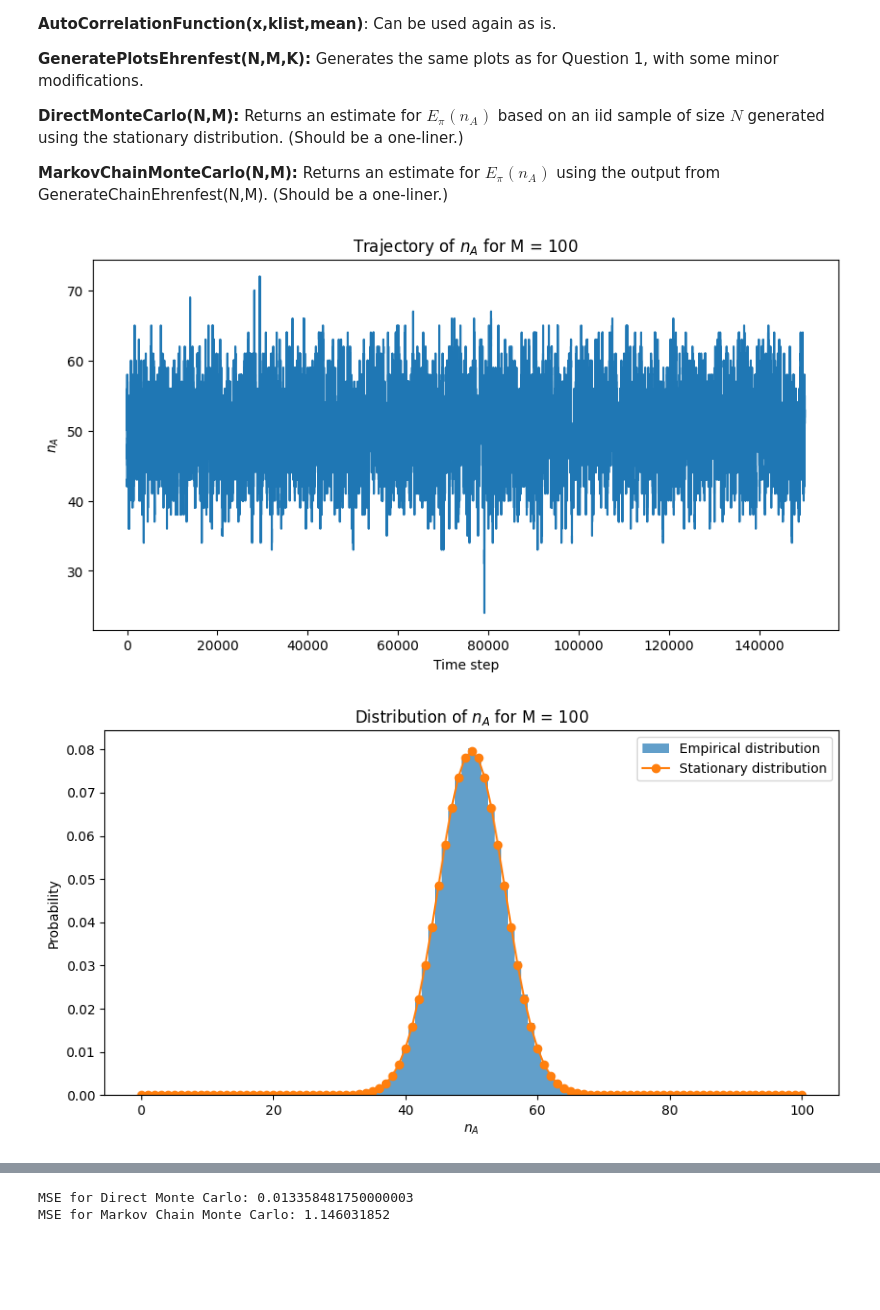
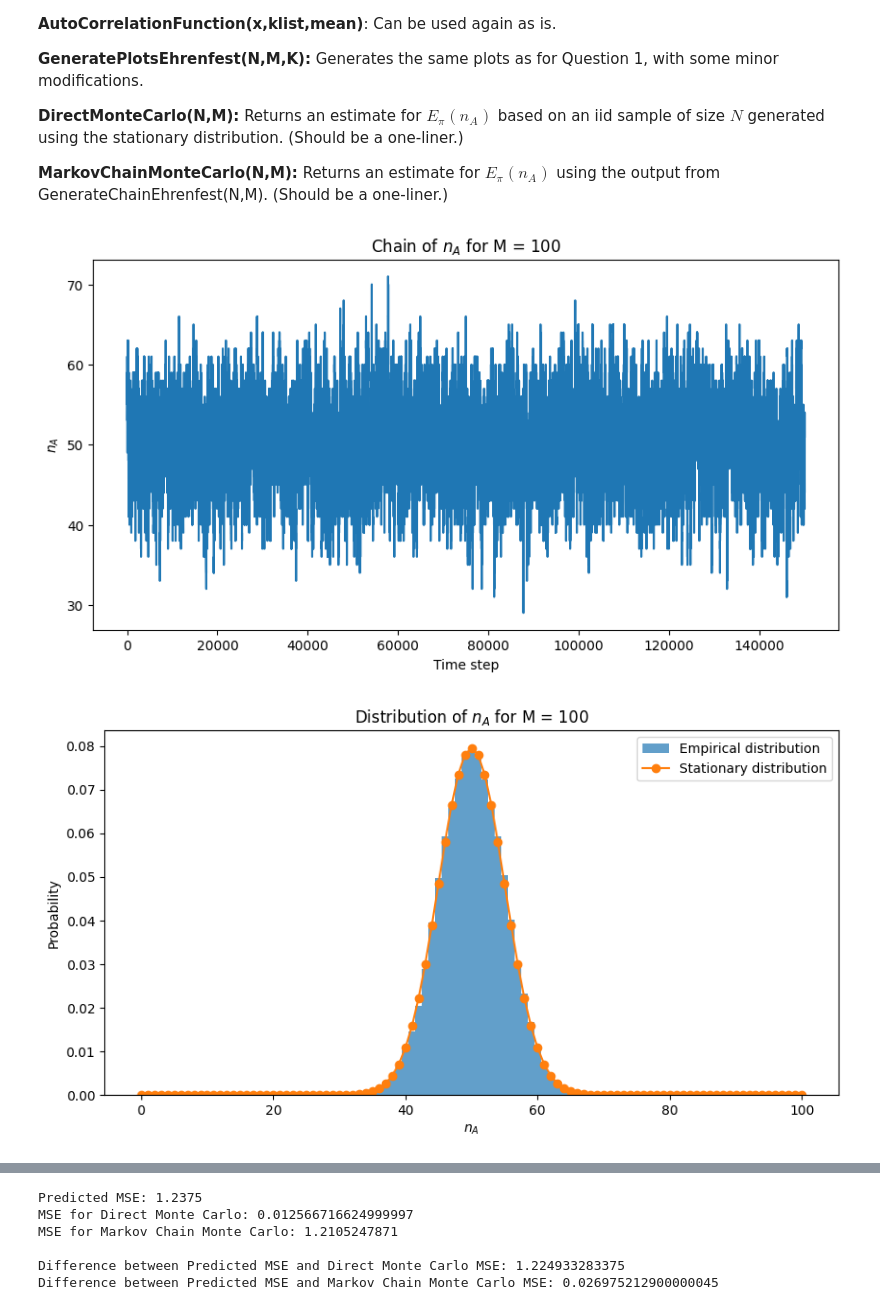
Before and after one commit to Ryan-TheInvoker/Computational-Physics, a Jupyter notebook: P344_Assignment4.ipynb, the cells around one changed output, grey strips where cells are left out. Cells and saved outputs as stored; diff of their text form; code cells hidden in the pictures; blank space fills up the shorter version.

```diff
--- a/P344_Assignment4.ipynb
+++ b/P344_Assignment4.ipynb
@@ -201,8 +217,9 @@ Very similar to what you did in Question 1, so recycle where possible.
 # %%
 from scipy.stats import binom as binom_stats
 M=100
+
 def GenerateChainEhrenfest(N, M):
-    # Initialize the chain with a random state generated according to the stationary distribution
+
     chain = [rng.binomial(M, 0.5)] # Starts with a number of particles in A based on binomial distribution
 
     for _ in range(1, N):
@@ -217,8 +234,11 @@ def GenerateChainEhrenfest(N, M):
 
     return np.array(chain)
 
+
+
 def DirectMonteCarlo(N, M):
     return np.mean(rng.binomial(M, 0.5, size=N))
+
 
 def MarkovChainMonteCarlo(N, M):
     chain = GenerateChainEhrenfest(N, M)
@@ -228,17 +248,18 @@ def MarkovChainMonteCarlo(N, M):
 def GeneratePlotsEhrenfest(N, M, K):
     chain = GenerateChainEhrenfest(N, M)
 
+
     # Plot 1: Trajectory
     plt.figure(figsize=(10, 5))
     plt.plot(chain)
-    plt.title(f'Trajectory of $n_A$ for M = {M}')
+    plt.title(f'Chain of $n_A$ for M = {M}')
     plt.xlabel('Time step')
     plt.ylabel('$n_A$')
     plt.show()
 
     # Plot 2: Histogram
     plt.figure(figsize=(10, 5))
-    plt.hist(chain, bins=np.arange(-0.5, M+1.5), density=True, alpha=0.7, label="Empirical distribution")
+    plt.hist(chain, bins=np.arange(-0.5, M+1.5), density=True, alpha=0.7, label="Empirical distribution") #centering bins around each each integer value of n_A
     x = np.arange(M+1)
     plt.plot(x, binom_stats.pmf(x, M, 0.5), 'o-', label="Stationary distribution")
 
@@ -247,40 +268,63 @@ def GeneratePlotsEhrenfest(N, M, K):
     plt.ylabel('Probability')
     plt.legend()
     plt.show()
 
     # Plot 3: Autocorrelation
     klist = np.arange(K)
     acf = AutoCorrelationFunction(chain, klist)
+
+    tau_x_est = 0
+    for k in range(len(acf)):
+        if acf[k] <= np.exp(-1):
+                tau_x_est = k
+                break
+
     plt.figure(figsize=(10, 5))
     plt.plot(klist, acf, label="Using sample mean")
-    plt.plot(klist, AutoCorrelationFunction(chain, klist, mean=0), label="Using mean=0")
-    plt.axhline(y=np.exp(-1), color='r', linestyle='--')
-    plt.title(f'Autocorrelation for M = {M}')
+    plt.plot(klist, AutoCorrelationFunction(chain, klist, mean=M/2), label="Using mean = M/2",linestyle='--')
+
+    plt.title(f'Autocorrelation for M = {M}, τx Estimate: {tau_x_est} ')
     plt.xlabel('k')
     plt.ylabel('Autocorrelation')
     plt.legend()
     plt.show()
 
-# Example usage
+
 GeneratePlotsEhrenfest(150000, M, 500)
 
 
 
-#Question 2
+
 
 N = 2000
-num_estimates = 1000
+num_estimates = 10000
 
 direct_estimates = [DirectMonteCarlo(N, M) for _ in range(num_estimates)]
 markov_estimates = [MarkovChainMonteCarlo(N, M) for _ in range(num_estimates)]
 
-# Calculate the mean squared error (MSE) for each approach
-expected_value = M / 2  # As given by the stationary distribution
+
+expected_value = M / 2
 mse_direct = np.mean((np.array(direct_estimates) - expected_value)**2)
 mse_markov = np.mean((np.array(markov_estimates) - expected_value)**2)
 
+
+var_pi = M / 4
+
+# Predicted MSE
+predicted_mse = var_pi / N * (M - 1)
+
+
+
+mse_direct = np.mean((np.array(direct_estimates) - expected_value)**2)
+mse_markov = np.mean((np.array(markov_estimates) - expected_value)**2)
+
+
+print(f"Predicted MSE: {predicted_mse}")
 print(f"MSE for Direct Monte Carlo: {mse_direct}")
 print(f"MSE for Markov Chain Monte Carlo: {mse_markov}")
+
+print(f"\nDifference between Predicted MSE and Direct Monte Carlo MSE: {abs(predicted_mse - mse_direct)}")
+print(f"Difference between Predicted MSE and Markov Chain Monte Carlo MSE: {abs(predicted_mse - mse_markov)}")
 # %% [output]
-[figure, old version]
+[figure, new version]
 [figure]
@@ -288,5 +332,9 @@ print(f"MSE for Markov Chain Monte Carlo: {mse_markov}")
-MSE for Direct Monte Carlo: 0.013358481750000003
-MSE for Markov Chain Monte Carlo: 1.146031852
+Predicted MSE: 1.2375
+MSE for Direct Monte Carlo: 0.012566716624999997
+MSE for Markov Chain Monte Carlo: 1.2105247871
+
+Difference between Predicted MSE and Direct Monte Carlo MSE: 1.224933283375
+Difference between Predicted MSE and Markov Chain Monte Carlo MSE: 0.026975212900000045
 # %% [markdown]
 ### Questions
 
```
Also changed, not shown: parts of 4 cells of this notebook.
